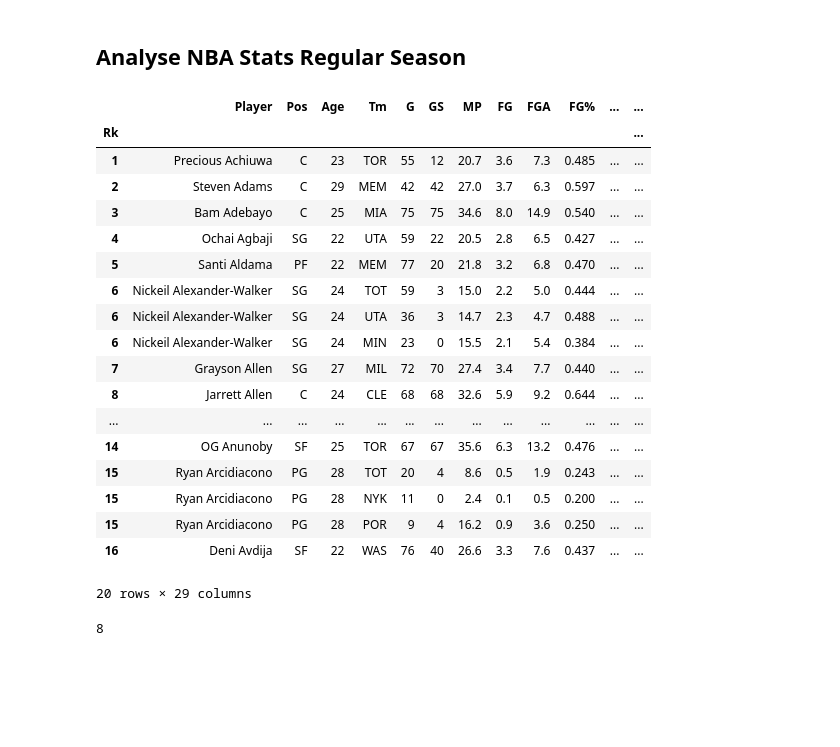
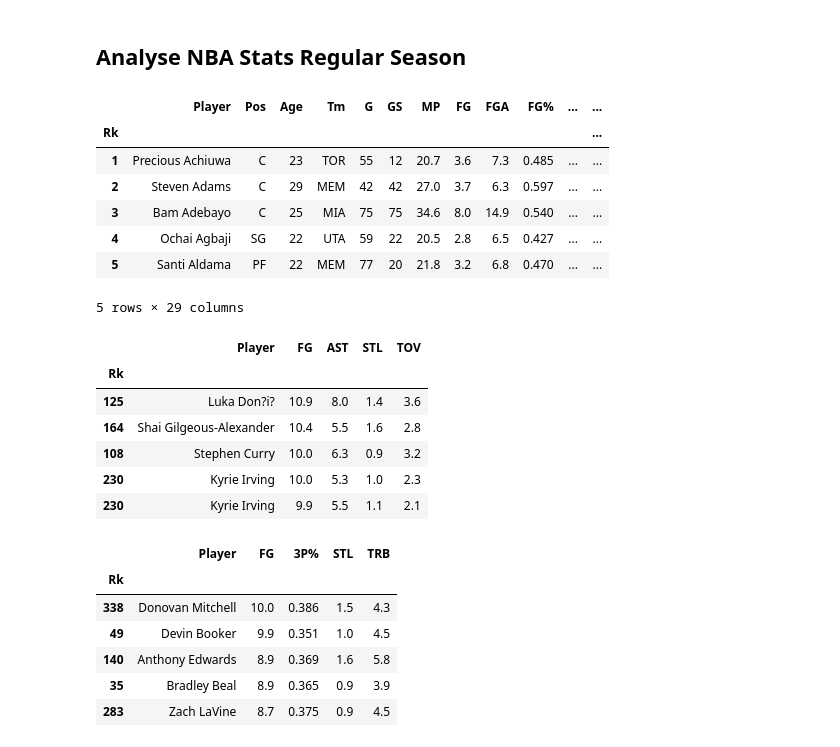
Before and after one commit to Pedrohnd77/data-import-and-cleaning, a Jupyter notebook: code/notebook_eda.ipynb, the cells around one changed output. Drawn from its saved outputs; the diff is of its cells as text; code cells hidden in the pictures; blank space fills up the shorter version.

```diff
--- a/code/notebook_eda.ipynb
+++ b/code/notebook_eda.ipynb
@@ -257,7 +257,7 @@ dtype: int64
 # %% [markdown]
 ## Analyse NBA Stats Regular Season
 # %%
-df_stats_regular. head(20)
+df_stats_regular. head(5)
 # %% [output]
 |  | Player | Pos | Age | Tm | G | GS | MP | FG | FGA | FG% | ... | ... |
 | Rk |  |  |  |  |  |  |  |  |  |  |  | ... |
@@ -266,19 +266,41 @@ df_stats_regular. head(20)
 | 3 | Bam Adebayo | C | 25 | MIA | 75 | 75 | 34.6 | 8.0 | 14.9 | 0.540 | ... | ... |
 | 4 | Ochai Agbaji | SG | 22 | UTA | 59 | 22 | 20.5 | 2.8 | 6.5 | 0.427 | ... | ... |
 | 5 | Santi Aldama | PF | 22 | MEM | 77 | 20 | 21.8 | 3.2 | 6.8 | 0.470 | ... | ... |
-| 6 | Nickeil Alexander-Walker | SG | 24 | TOT | 59 | 3 | 15.0 | 2.2 | 5.0 | 0.444 | ... | ... |
-| 6 | Nickeil Alexander-Walker | SG | 24 | UTA | 36 | 3 | 14.7 | 2.3 | 4.7 | 0.488 | ... | ... |
-| 6 | Nickeil Alexander-Walker | SG | 24 | MIN | 23 | 0 | 15.5 | 2.1 | 5.4 | 0.384 | ... | ... |
-| 7 | Grayson Allen | SG | 27 | MIL | 72 | 70 | 27.4 | 3.4 | 7.7 | 0.440 | ... | ... |
-| 8 | Jarrett Allen | C | 24 | CLE | 68 | 68 | 32.6 | 5.9 | 9.2 | 0.644 | ... | ... |
-| ... | ... | ... | ... | ... | ... | ... | ... | ... | ... | ... | ... | ... |
-| 14 | OG Anunoby | SF | 25 | TOR | 67 | 67 | 35.6 | 6.3 | 13.2 | 0.476 | ... | ... |
-| 15 | Ryan Arcidiacono | PG | 28 | TOT | 20 | 4 | 8.6 | 0.5 | 1.9 | 0.243 | ... | ... |
-| 15 | Ryan Arcidiacono | PG | 28 | NYK | 11 | 0 | 2.4 | 0.1 | 0.5 | 0.200 | ... | ... |
-| 15 | Ryan Arcidiacono | PG | 28 | POR | 9 | 4 | 16.2 | 0.9 | 3.6 | 0.250 | ... | ... |
-| 16 | Deni Avdija | SF | 22 | WAS | 76 | 40 | 26.6 | 3.3 | 7.6 | 0.437 | ... | ... |
-20 rows × 29 columns
+5 rows × 29 columns
-# %%
-a = df_stats_regular['Pos'].unique()
-# %% [output]
-8
+# %%
+df_stats_regular['Pos'] = df_stats_regular['Pos'].apply(lambda x: x.split('-')[0] if '-' in x else x)
+# %%
+##Filtrando os Dataframes para analisar por posição
+
+df_stats_regular_pg = df_stats_regular[df_stats_regular['Pos'] == 'PG'][['Player', 'FG', 'AST','STL','TOV']]
+df_stats_regular_sg = df_stats_regular[df_stats_regular['Pos'] == 'SG'][['Player', 'FG', '3P%', 'STL', 'TRB']]
+df_stats_regular_sf = df_stats_regular[df_stats_regular['Pos'] == 'SF'][['Player', 'FG', 'TRB', 'AST', 'STL']]
+df_stats_regular_pf = df_stats_regular[df_stats_regular['Pos'] == 'PF'][['Player', 'TRB', 'FG', 'BLK', '2P%']]
+df_stats_regular_c = df_stats_regular[df_stats_regular['Pos'] == 'C'][['Player', 'TRB', 'BLK', 'FG', '2P%']]
+# %%
+## Rankeando os jogadores
+df_stats_regular_pg_sorted = df_stats_regular_pg.sort_values(by=['FG', 'AST','STL','TOV'], ascending=[False, False, False, True])
+df_stats_regular_sg_sorted = df_stats_regular_sg.sort_values(by=['FG', '3P%', 'STL', 'TRB'], ascending=[False, False, False, False])
+df_stats_regular_sf_sorted = df_stats_regular_sf.sort_values(by=['FG', 'TRB', 'AST', 'STL'], ascending=[False, False, False, False])
+df_stats_regular_pf_sorted = df_stats_regular_pf.sort_values(by=['TRB', 'FG', 'BLK', '2P%'], ascending=[False, False, False, False])
+df_stats_regular_c_sorted = df_stats_regular_c.sort_values(by=['TRB', 'BLK', 'FG', '2P%'], ascending=[False, False, False, False])
+# %%
+df_stats_regular_pg_sorted.head(5)
+# %% [output]
+|  | Player | FG | AST | STL | TOV |
+| Rk |  |  |  |  |  |
+| 125 | Luka Don?i? | 10.9 | 8.0 | 1.4 | 3.6 |
+| 164 | Shai Gilgeous-Alexander | 10.4 | 5.5 | 1.6 | 2.8 |
+| 108 | Stephen Curry | 10.0 | 6.3 | 0.9 | 3.2 |
+| 230 | Kyrie Irving | 10.0 | 5.3 | 1.0 | 2.3 |
+| 230 | Kyrie Irving | 9.9 | 5.5 | 1.1 | 2.1 |
+# %%
+df_stats_regular_sg_sorted.head(5)
+# %% [output]
+|  | Player | FG | 3P% | STL | TRB |
+| Rk |  |  |  |  |  |
+| 338 | Donovan Mitchell | 10.0 | 0.386 | 1.5 | 4.3 |
+| 49 | Devin Booker | 9.9 | 0.351 | 1.0 | 4.5 |
+| 140 | Anthony Edwards | 8.9 | 0.369 | 1.6 | 5.8 |
+| 35 | Bradley Beal | 8.9 | 0.365 | 0.9 | 3.9 |
+| 283 | Zach LaVine | 8.7 | 0.375 | 0.9 | 4.5 |
```
Also changed, not shown: parts of 3 cells of this notebook, 1 other file.
